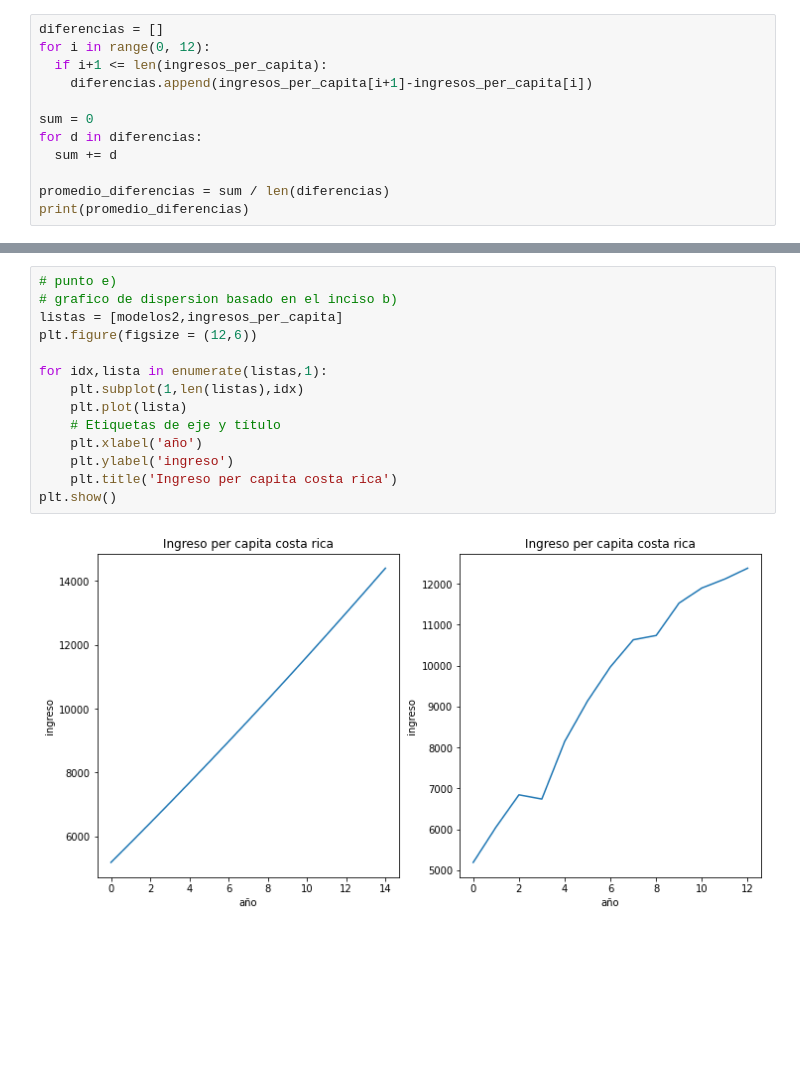
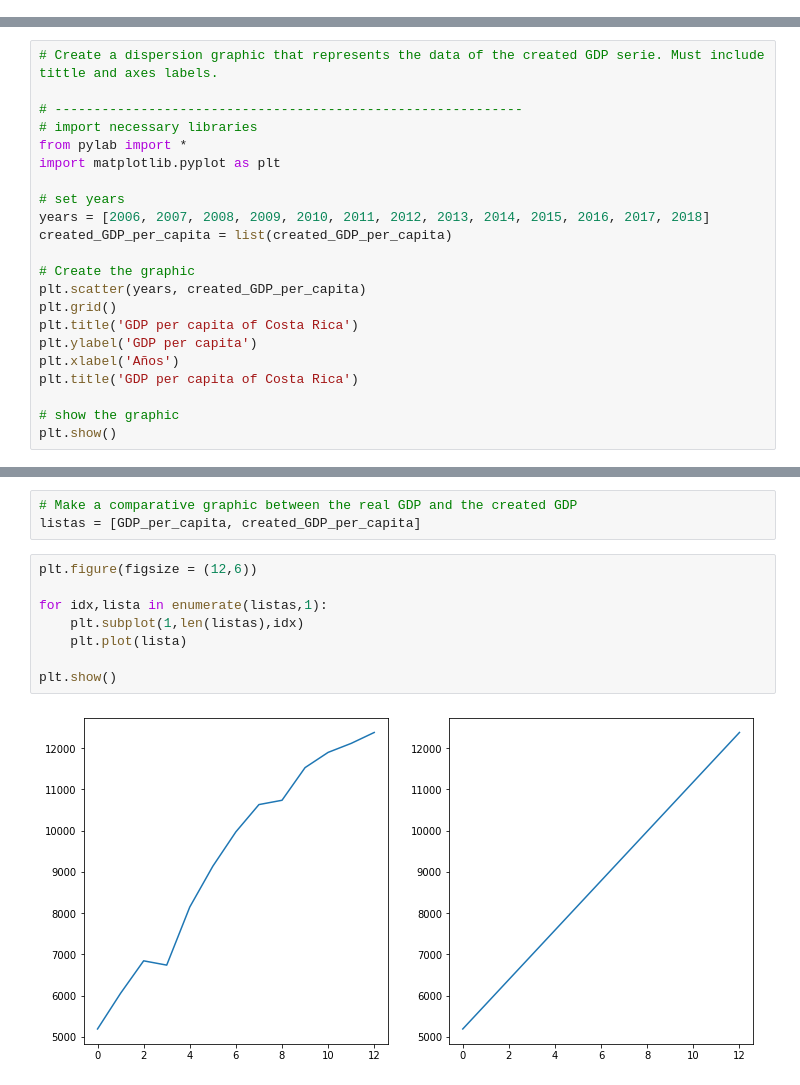
Before and after one commit to Ingoldaguilar/GDP_CostaRica, a Jupyter notebook: Act1.ipynb, the cells around one changed output, grey strips where cells are left out. Saved outputs shown, nothing was run; the diff lists cells and outputs as text; blank space fills up the shorter version.

```diff
--- a/Act1.ipynb
+++ b/Act1.ipynb
@@ -27,12 +3,0 @@ for ingreso in ingresos_per_capita:
-# %%
-diferencias = []
-for i in range(0, 12):
-  if i+1 <= len(ingresos_per_capita):
-    diferencias.append(ingresos_per_capita[i+1]-ingresos_per_capita[i])
-
-sum = 0
-for d in diferencias:
-  sum += d
-
-promedio_diferencias = sum / len(diferencias)
-print(promedio_diferencias)
@@ -146,0 +82,22 @@ Ingreso estimado año 2021: 12383.1
+# %%
+# Create a dispersion graphic that represents the data of the created GDP serie. Must include tittle and axes labels.
+
+# ------------------------------------------------------------
+# import necessary libraries
+from pylab import *
+import matplotlib.pyplot as plt
+
+# set years
+years = [2006, 2007, 2008, 2009, 2010, 2011, 2012, 2013, 2014, 2015, 2016, 2017, 2018]
+created_GDP_per_capita = list(created_GDP_per_capita)
+
+# Create the graphic
+plt.scatter(years, created_GDP_per_capita)
+plt.grid()
+plt.title('GDP per capita of Costa Rica')
+plt.ylabel('GDP per capita')
+plt.xlabel('Años')
+plt.title('GDP per capita of Costa Rica')
+
+# show the graphic
+plt.show()
@@ -147,16 +106,13 @@ Ingreso estimado año 2021: 12383.1
+# %%
+# Make a comparative graphic between the real GDP and the created GDP
+listas = [GDP_per_capita, created_GDP_per_capita]
 # %%
-# punto e)
-# grafico de dispersion basado en el inciso b)
-listas = [modelos2,ingresos_per_capita]
 plt.figure(figsize = (12,6))
 
 for idx,lista in enumerate(listas,1):
     plt.subplot(1,len(listas),idx)
     plt.plot(lista)
-    # Etiquetas de eje y título
-    plt.xlabel('año')
-    plt.ylabel('ingreso')
-    plt.title('Ingreso per capita costa rica')
+
 plt.show()
 # %% [output]
-[figure, old version]
+[figure, new version]
```
Also changed, not shown: parts of 18 cells of this notebook.
